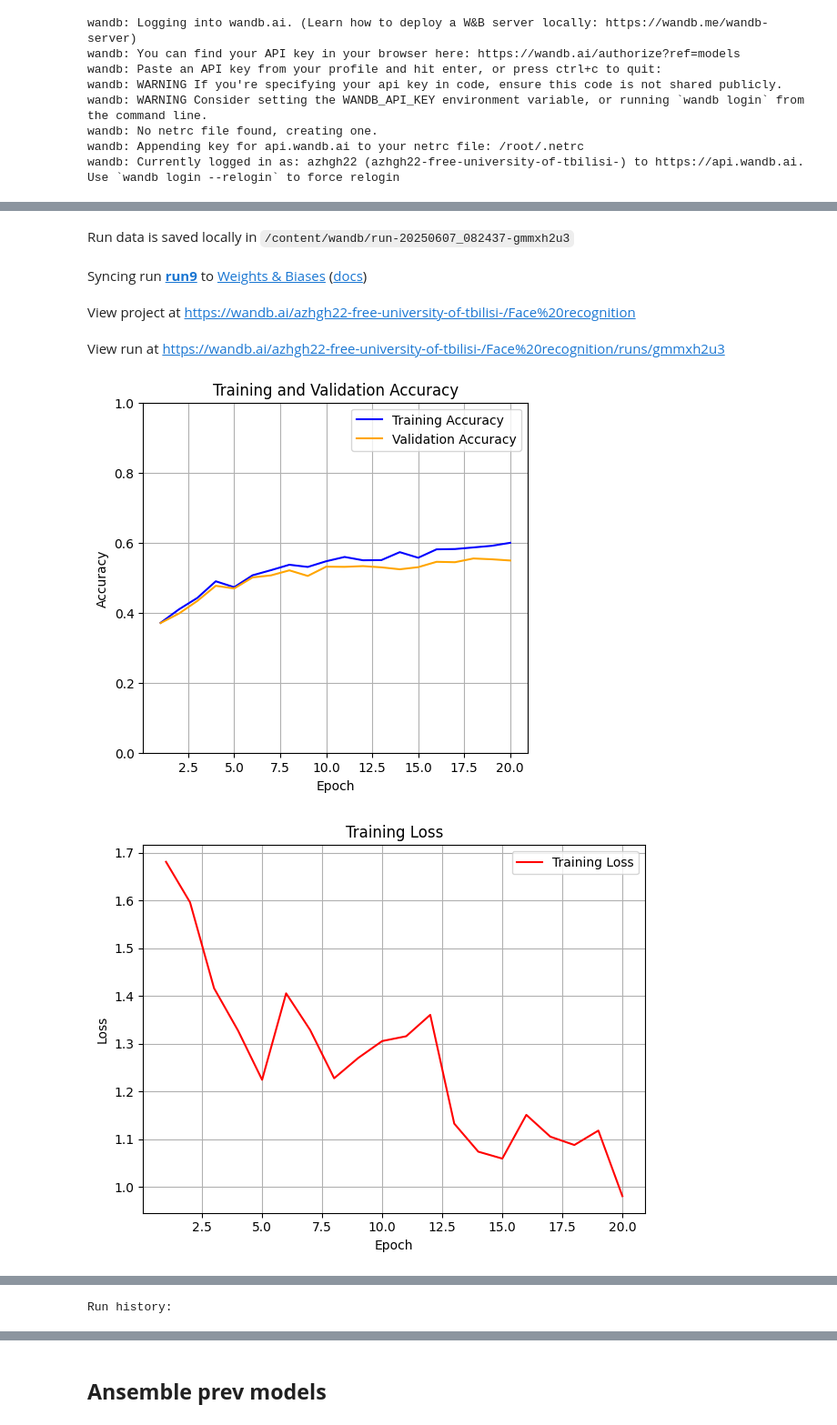
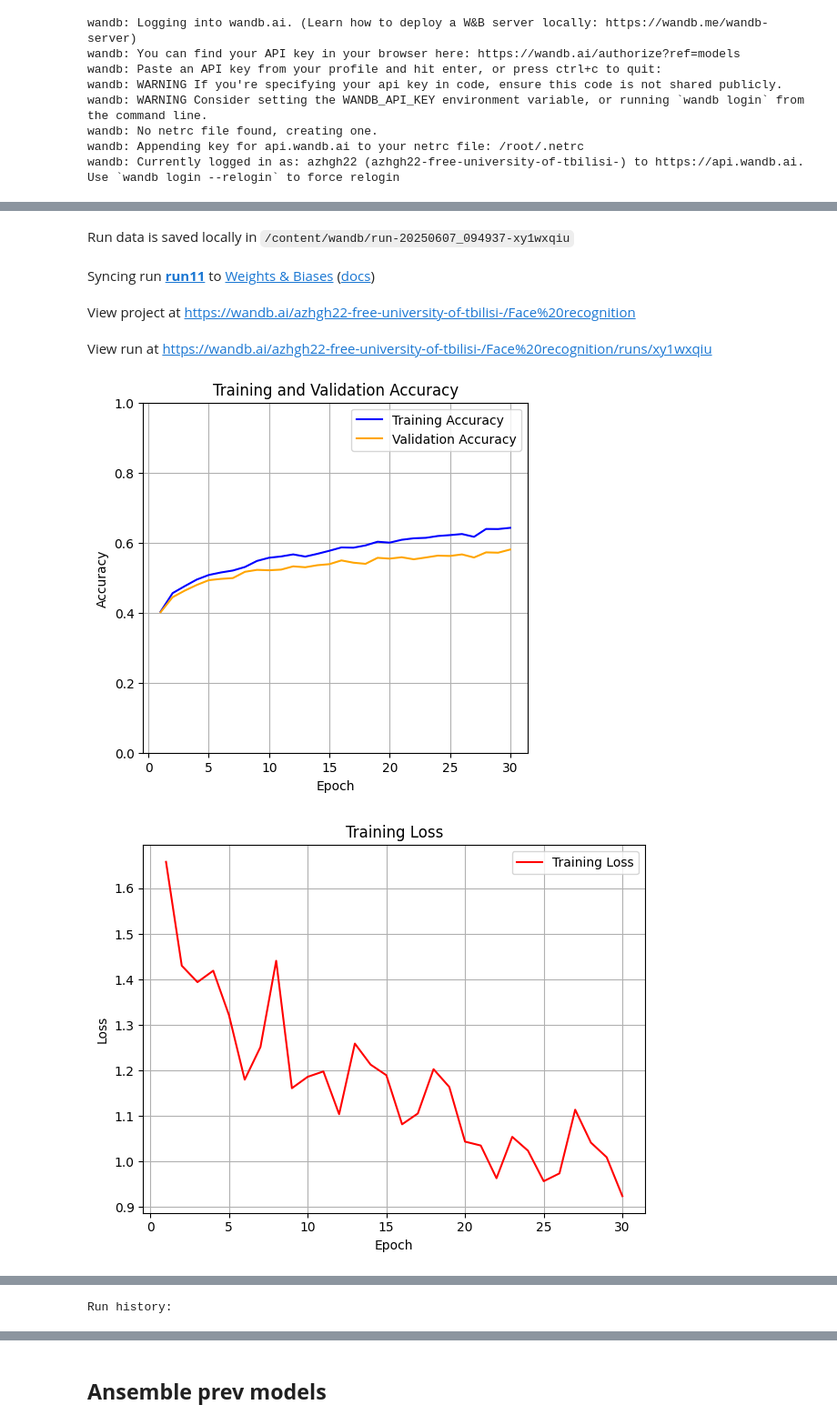
Before and after one commit to azhgh22/ML04_Facial_Expression_Recognition_Challenge, a Jupyter notebook: model.ipynb, the cells around one changed output, grey strips where cells are left out. Shown: that part at 91% size. Cells and saved outputs as stored; diff of their text form; code cells hidden in the pictures.

```diff
--- a/model.ipynb
+++ b/model.ipynb
@@ -186,7 +190,7 @@ class EmotionNet(nn.Module):
             nn.Conv2d(32, 64, kernel_size=3, padding=1),
             # nn.Dropout(0.25),
             nn.BatchNorm2d(64),
-            nn.ReLU(),
+            nn.Tanh(),
             nn.MaxPool2d(2)
         )
 
@@ -194,23 +198,33 @@ class EmotionNet(nn.Module):
         self.conv_block3 = nn.Sequential(
             nn.Conv2d(64, 128, kernel_size=3, padding=1),
             nn.BatchNorm2d(128),
-            nn.ReLU(),
+            nn.Tanh(),
             # nn.MaxPool2d(2)
         )
 
         self.conv_block4 = nn.Sequential(
             nn.Conv2d(128, 256, kernel_size=3, padding=1),
             nn.BatchNorm2d(256),
-            nn.ReLU(),
+            nn.Tanh(),
             # nn.MaxPool2d(2)
+        )
+
+        self.conv_block5 = nn.Sequential(
+            nn.Conv2d(256, 512, kernel_size=3, padding=1),
+            nn.BatchNorm2d(512),
+            nn.Tanh(),
+            nn.MaxPool2d(2)
         )
 
         self.fc = nn.Sequential(
             nn.Flatten(),                          # → (128*6*6)
-            nn.Linear(12*12*256, 256),
+            nn.Linear(6*6*512, 256),
             nn.ReLU(),
             # nn.Dropout(0.2),
-            nn.Linear(256, N_CLASSES)                      # 7 emotion classes
+            nn.Linear(256, 128),
+            nn.BatchNorm1d(128),
+            nn.ReLU(),
+            nn.Linear(128, N_CLASSES)                      # 7 emotion classes
         )
 
     def forward(self, x):
@@ -218,6 +232,7 @@ class EmotionNet(nn.Module):
         x = self.conv_block2(x)
         x = self.conv_block3(x)
         x = self.conv_block4(x)
+        x = self.conv_block5(x)
         return self.fc(x)
 # %% [markdown]
 ## **Model Summary**
@@ -317,7 +332,7 @@ def train(model, optimizer, train_data_loader ,epochs=1,val_data_loader = None,c
 model = EmotionNet().cuda()
 
 LR = 10**-4
-EPOCHS=20
+EPOCHS=30
 # optimizer = torch.optim.Adagrad(model.parameters(), lr=0.001)
 optimizer = torch.optim.Adam(model.parameters(), lr=LR)
 val_epoch_evol_acc, train_epoch_evol_acc, train_epoch_evol_loss = train(model,optimizer,train_loader,EPOCHS,val_loader)
@@ -439,10 +434,11 @@ config = {
     "learning_rate": LR,
     "batch_size" : BATCH_SIZE,
     "epochs" : EPOCHS,
-    "architecture": "3 CNN net(32,64,128,256) channels",
+    "architecture": "3 CNN net(32,64,128,256,512) channels",
     "optimizer" : "Adam",
     "loss function" : "Cross-entropy loss",
-    "architecture" : "run9",
+    "architecture" : "run11",
+    "activation function" : "TanH",
     "batchnorm" : "No",
     "drop out" : 0,
     "weight_decay" : 0,
@@ -500,37 +496,37 @@ plt.plot(epochs_range, train_epoch_evol_loss, label='Training Loss', color='red'
 plt.title('Training Loss')
 plt.xlabel('Epoch')
 plt.ylabel('Loss')
 plt.legend()
 plt.grid(True)
 
 plt.tight_layout() # Adjust subplot parameters for a tight layout
 plt.show() # Display the plot
 plt.savefig("train_loss.png")
 
 run.save("val_train_accuracy.png")
 
 
 x = torch.randn(1, 1, 48, 48) # Example input
 model_graph = draw_graph(EmotionNet(), input_size=x.shape, expand_nested=True)
 model_graph.visual_graph.render("model_arch", format="png")
 
 # run.save("model_arch.png");
 
 run.log({"Training val Curves": wandb.Image("val_train_accuracy.png")})
 run.log({"Architecure": wandb.Image("model_arch.png")})
 
 torch.save(model.state_dict(), f'{config["architecture"]}.pt')
 run.save(f'{config["architecture"]}.pt')
 
 # Finish the run and upload any remaining data.
 run.finish()
 # %% [output]
 Tracking run with wandb version 0.20.1
-Run data is saved locally in /content/wandb/run-20250607_082437-gmmxh2u3
+Run data is saved locally in /content/wandb/run-20250607_094937-xy1wxqiu
-Syncing run run9 to Weights & Biases (docs)
+Syncing run run11 to Weights & Biases (docs)
 View project at https://wandb.ai/azhgh22-free-university-of-tbilisi-/Face%20recognition
-View run at https://wandb.ai/azhgh22-free-university-of-tbilisi-/Face%20recognition/runs/gmmxh2u3
+View run at https://wandb.ai/azhgh22-free-university-of-tbilisi-/Face%20recognition/runs/xy1wxqiu
-[figure, old version]
+[figure, new version]
-[figure, old version]
+[figure, new version]
 [interactive output not drawn]
 Run history:
```
Also changed, not shown: parts of 8 cells of this notebook.
